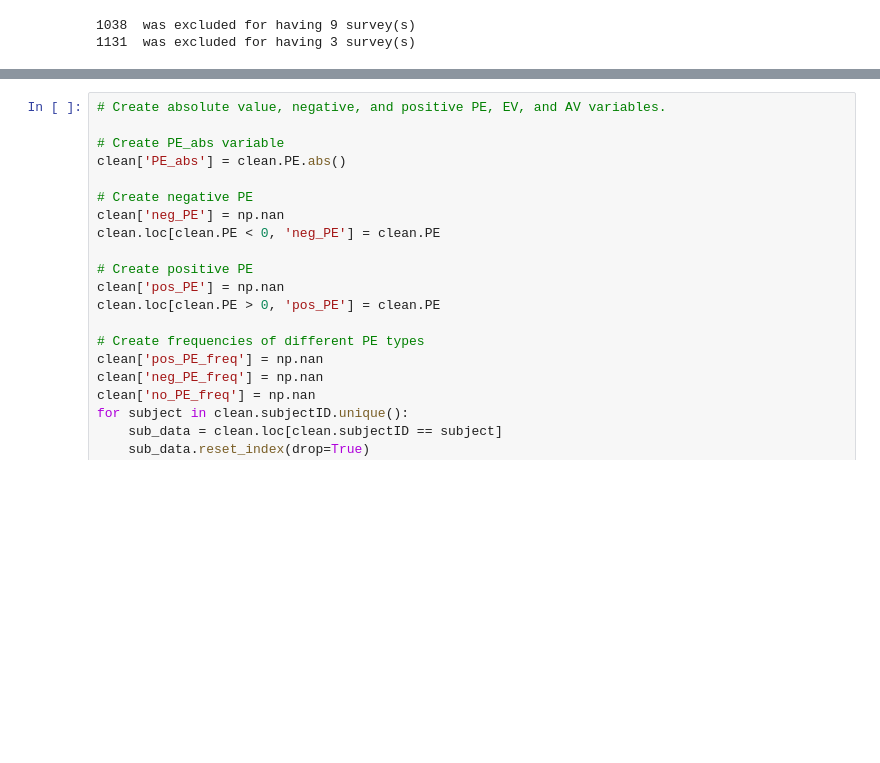
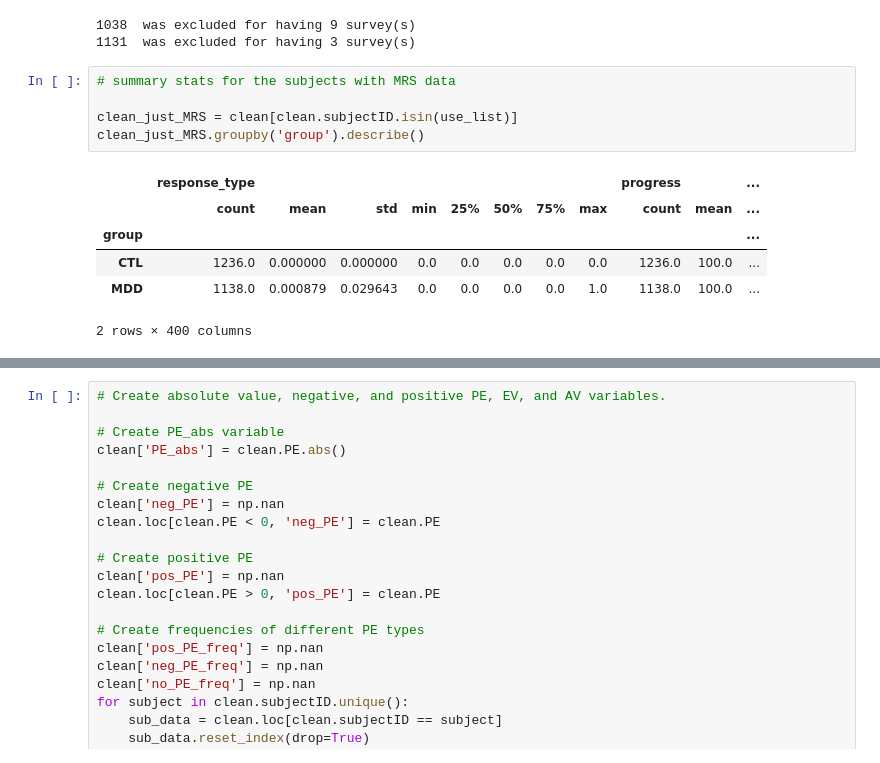
Before and after one commit to TReAD-Lab/Cooper_NatComm_2021, a Jupyter notebook: EMA_Process_NatComm.ipynb, the cells around one changed output, grey strips where cells are left out. Drawn from its saved outputs; the diff is of its cells as text; blank space fills up the shorter version.

```diff
--- a/EMA_Process_NatComm.ipynb
+++ b/EMA_Process_NatComm.ipynb
@@ -274,3 +320,15 @@ for subject in clean.subjectID.unique():
 # %% [output]
 1038  was excluded for having 9 survey(s)
 1131  was excluded for having 3 survey(s)
+# %%
+# summary stats for the subjects with MRS data
+
+clean_just_MRS = clean[clean.subjectID.isin(use_list)]
+clean_just_MRS.groupby('group').describe()
+# %% [output]
+|  | response_type |  |  |  |  |  |  |  | progress |  | ... |
+|  | count | mean | std | min | 25% | 50% | 75% | max | count | mean | ... |
+| group |  |  |  |  |  |  |  |  |  |  | ... |
+| CTL | 1236.0 | 0.000000 | 0.000000 | 0.0 | 0.0 | 0.0 | 0.0 | 0.0 | 1236.0 | 100.0 | ... |
+| MDD | 1138.0 | 0.000879 | 0.029643 | 0.0 | 0.0 | 0.0 | 0.0 | 1.0 | 1138.0 | 100.0 | ... |
+2 rows × 400 columns
```
Also changed, not shown: parts of 12 cells of this notebook.
